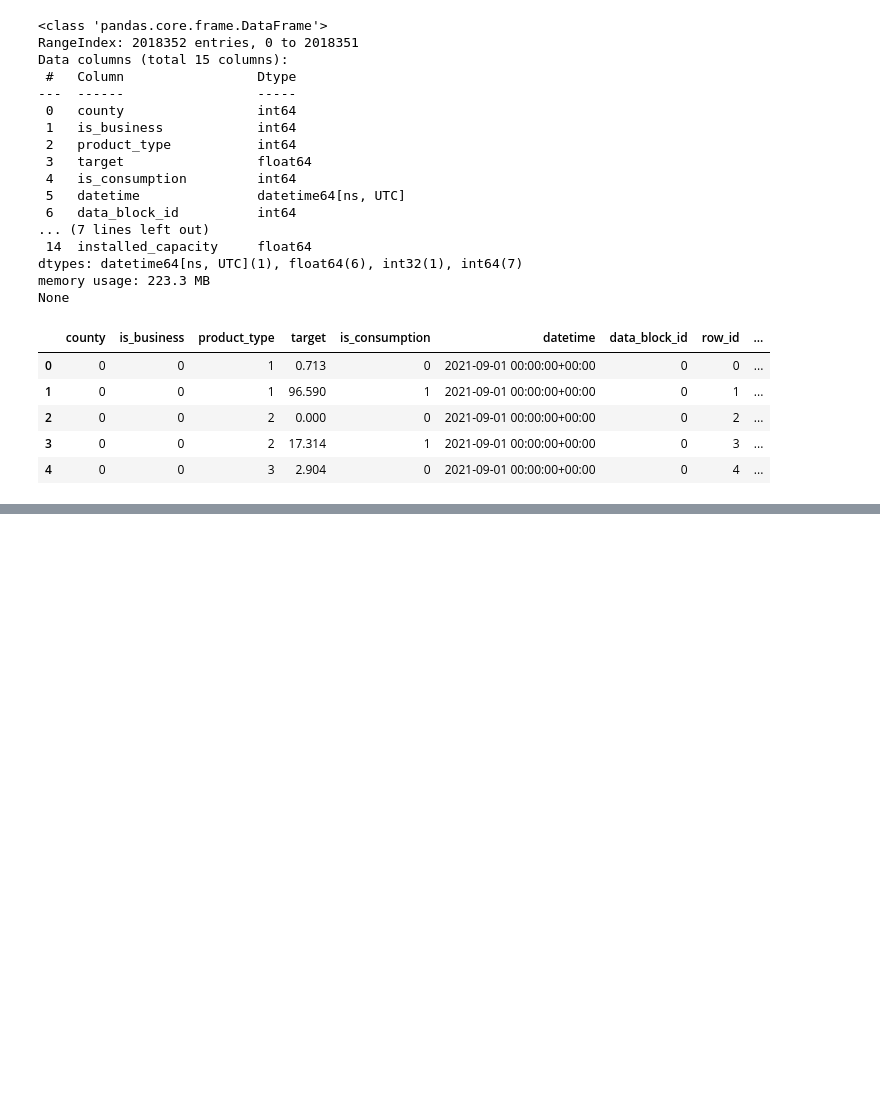
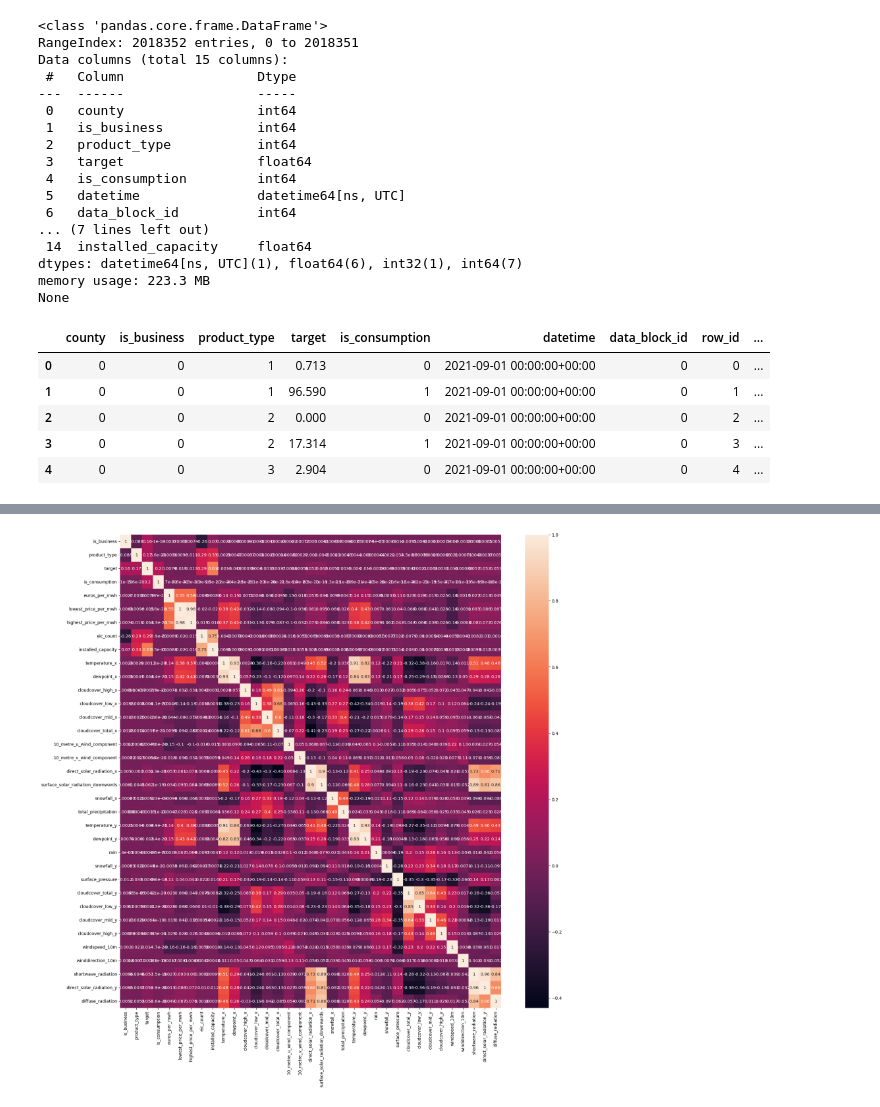
Before and after one commit to hymeng3/kaggle-enefit-prosumer-predict, a Jupyter notebook: notebook.ipynb, the cells around one changed output, grey strips where cells are left out. Cells and saved outputs as stored; diff of their text form; code cells hidden in the pictures; blank space fills up the shorter version.

```diff
--- a/notebook.ipynb
+++ b/notebook.ipynb
@@ -168,0 +171,9 @@ memory usage: 623.7 MB
+# %%
+corr_matrix = dataset.drop(['datetime', 'data_block_id', 'row_id', 'prediction_unit_id', 'hour', 'county'], axis=1).corr()
+corr_plot , corr_ax = plt.subplots(figsize=(20,20))
+
+sns.heatmap(data=corr_matrix, annot=True, ax=corr_ax)
+
+plt.show()
+# %% [output]
+[figure, added]
```
Also changed, not shown: parts of 7 cells of this notebook.
